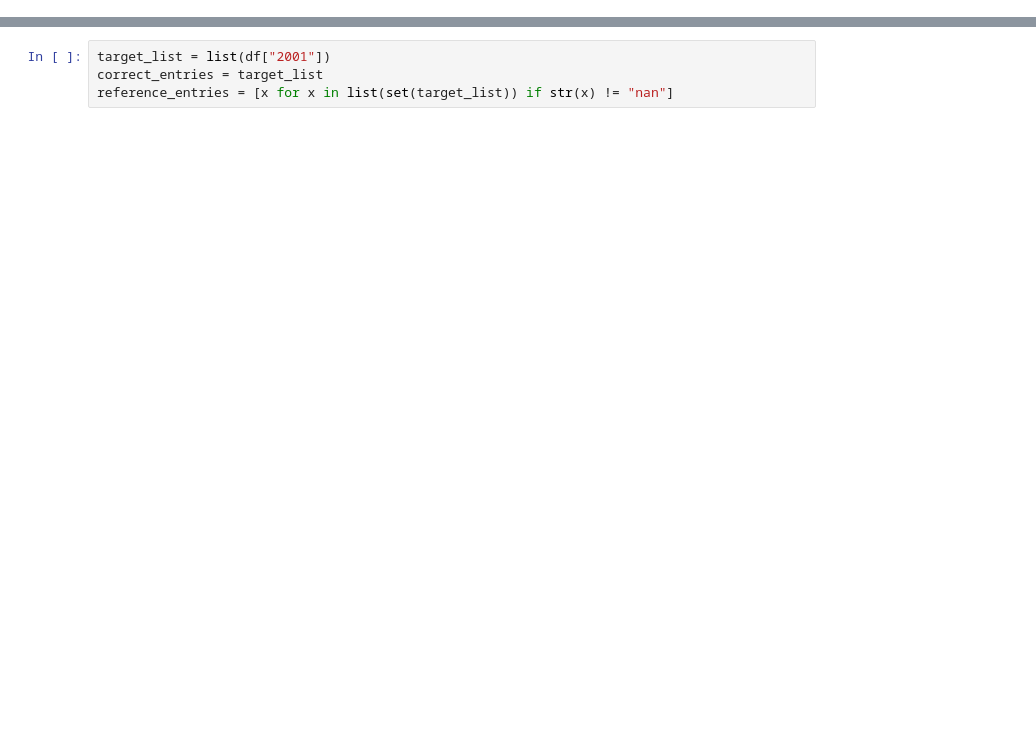
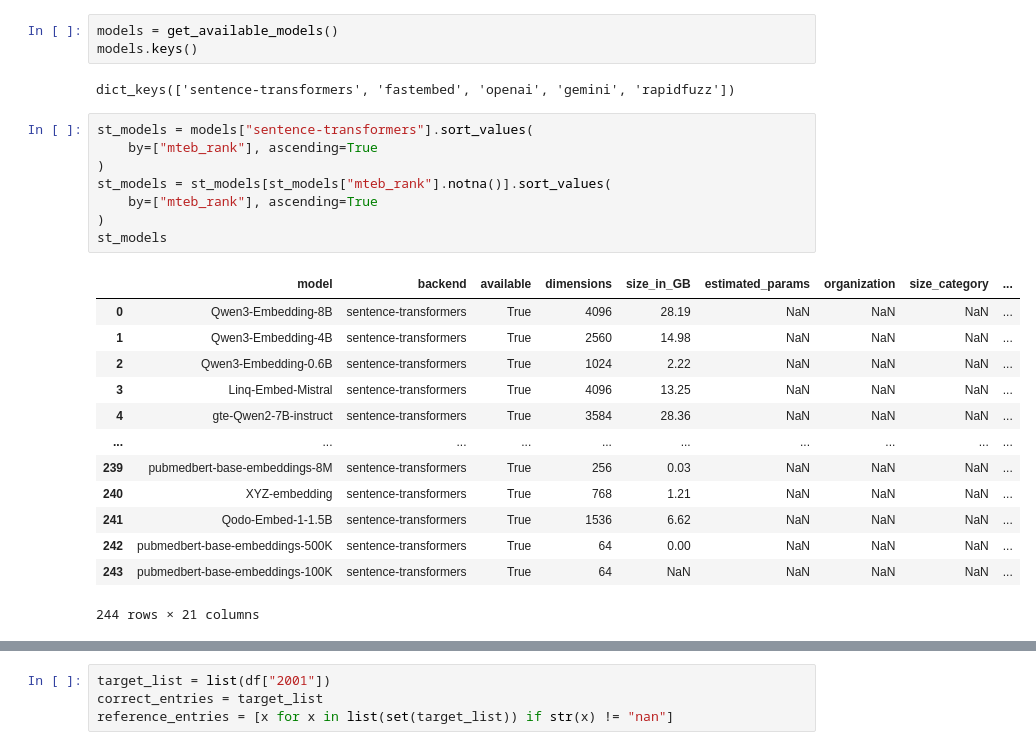
Before and after one commit to saketlab/alethia, a Jupyter notebook: notebooks/demo.ipynb, the cells around one changed output, grey strips where cells are left out. Drawn from its saved outputs; the diff is of its cells as text; blank space fills up the shorter version.

```diff
--- a/notebooks/demo.ipynb
+++ b/notebooks/demo.ipynb
@@ -4,0 +75,27 @@ from alethia import alethia
+# %%
+models = get_available_models()
+models.keys()
+# %% [output]
+dict_keys(['sentence-transformers', 'fastembed', 'openai', 'gemini', 'rapidfuzz'])
+# %%
+st_models = models["sentence-transformers"].sort_values(
+    by=["mteb_rank"], ascending=True
+)
+st_models = st_models[st_models["mteb_rank"].notna()].sort_values(
+    by=["mteb_rank"], ascending=True
+)
+st_models
+# %% [output]
+|  | model | backend | available | dimensions | size_in_GB | estimated_params | organization | size_category | ... |
+| 0 | Qwen3-Embedding-8B | sentence-transformers | True | 4096 | 28.19 | NaN | NaN | NaN | ... |
+| 1 | Qwen3-Embedding-4B | sentence-transformers | True | 2560 | 14.98 | NaN | NaN | NaN | ... |
+| 2 | Qwen3-Embedding-0.6B | sentence-transformers | True | 1024 | 2.22 | NaN | NaN | NaN | ... |
+| 3 | Linq-Embed-Mistral | sentence-transformers | True | 4096 | 13.25 | NaN | NaN | NaN | ... |
+| 4 | gte-Qwen2-7B-instruct | sentence-transformers | True | 3584 | 28.36 | NaN | NaN | NaN | ... |
+| ... | ... | ... | ... | ... | ... | ... | ... | ... | ... |
+| 239 | pubmedbert-base-embeddings-8M | sentence-transformers | True | 256 | 0.03 | NaN | NaN | NaN | ... |
+| 240 | XYZ-embedding | sentence-transformers | True | 768 | 1.21 | NaN | NaN | NaN | ... |
+| 241 | Qodo-Embed-1-1.5B | sentence-transformers | True | 1536 | 6.62 | NaN | NaN | NaN | ... |
+| 242 | pubmedbert-base-embeddings-500K | sentence-transformers | True | 64 | 0.00 | NaN | NaN | NaN | ... |
+| 243 | pubmedbert-base-embeddings-100K | sentence-transformers | True | 64 | NaN | NaN | NaN | NaN | ... |
+244 rows × 21 columns
```
Also changed, not shown: parts of 32 cells of this notebook, 3 other files.
